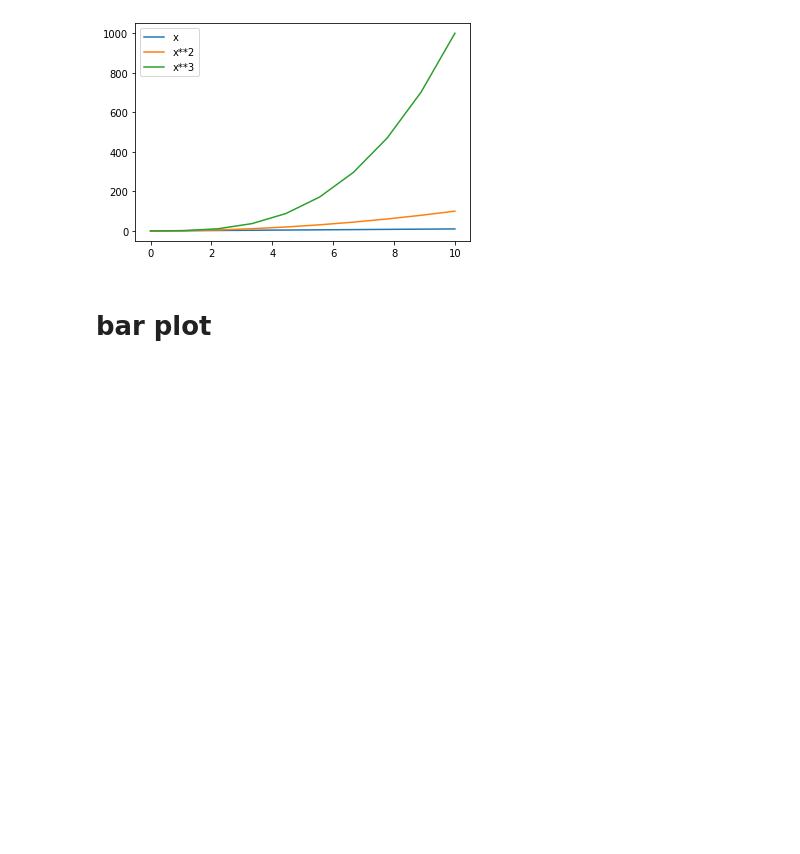
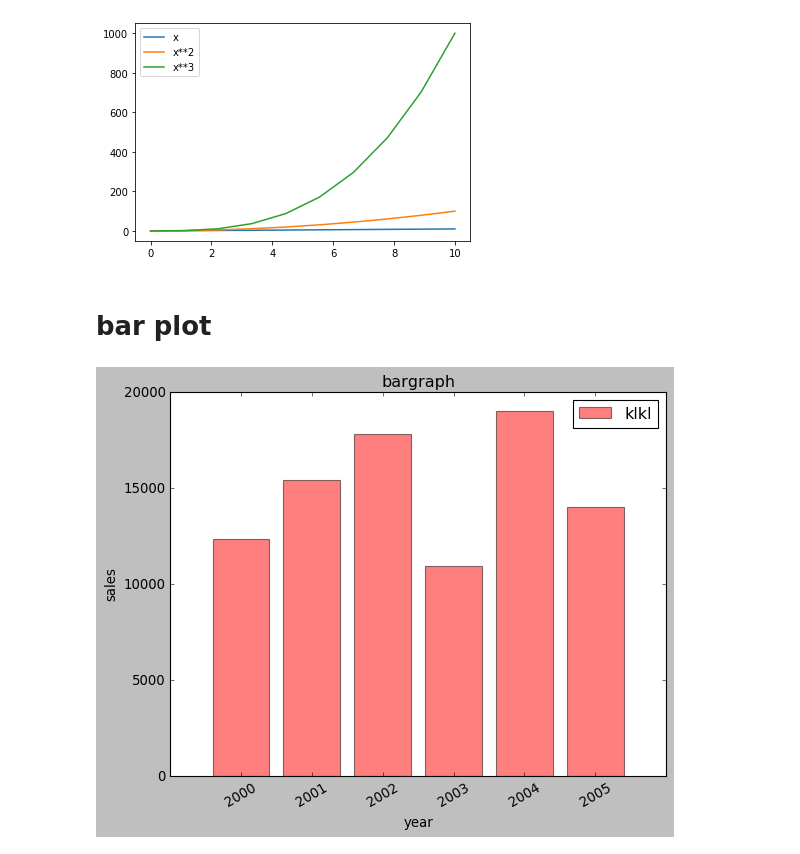
Before and after one commit to starboy007-debug/Matplotlib-seaborn, a Jupyter notebook: matplotlib-seaborn.ipynb, the cells around one changed output. Drawn from its saved outputs; the diff is of its cells as text; code cells hidden in the pictures; blank space fills up the shorter version.

```diff
--- a/matplotlib-seaborn.ipynb
+++ b/matplotlib-seaborn.ipynb
@@ -122,3 +122,16 @@ plt.savefig('classic')
 plt.close()
 # %% [markdown]
 # bar plot
+# %%
+x = [2000,2001,2002,2003,2004,2005]
+y = [12345,15432,17811,10923,19000,14001]
+xpos = np.arange(len(x))
+plt.bar(xpos,y,color='r',edgecolor='k',label='klkl',alpha=0.5)
+plt.xticks(xpos,x,rotation=30)
+plt.title('bargraph')
+plt.xlabel('year')
+plt.ylabel('sales')
+plt.legend()
+plt.show()
+# %% [output]
+[figure, added]
```
Also changed, not shown: parts of 5 cells of this notebook.
